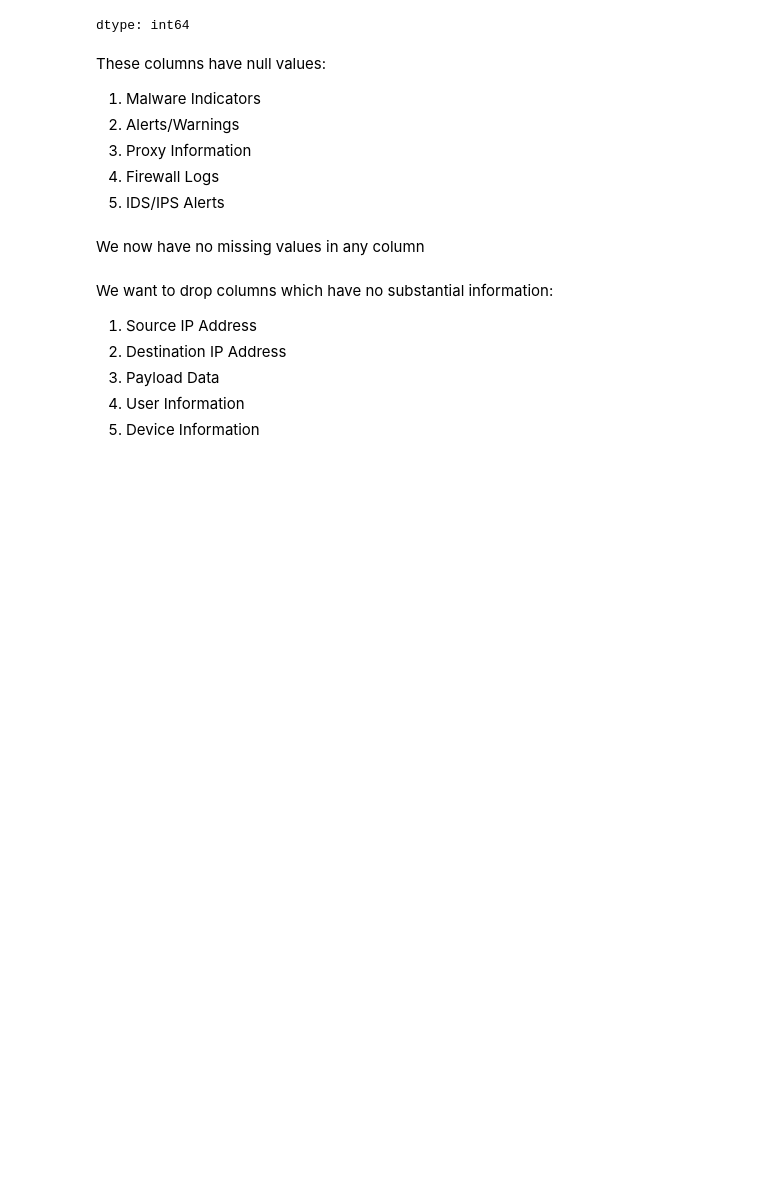
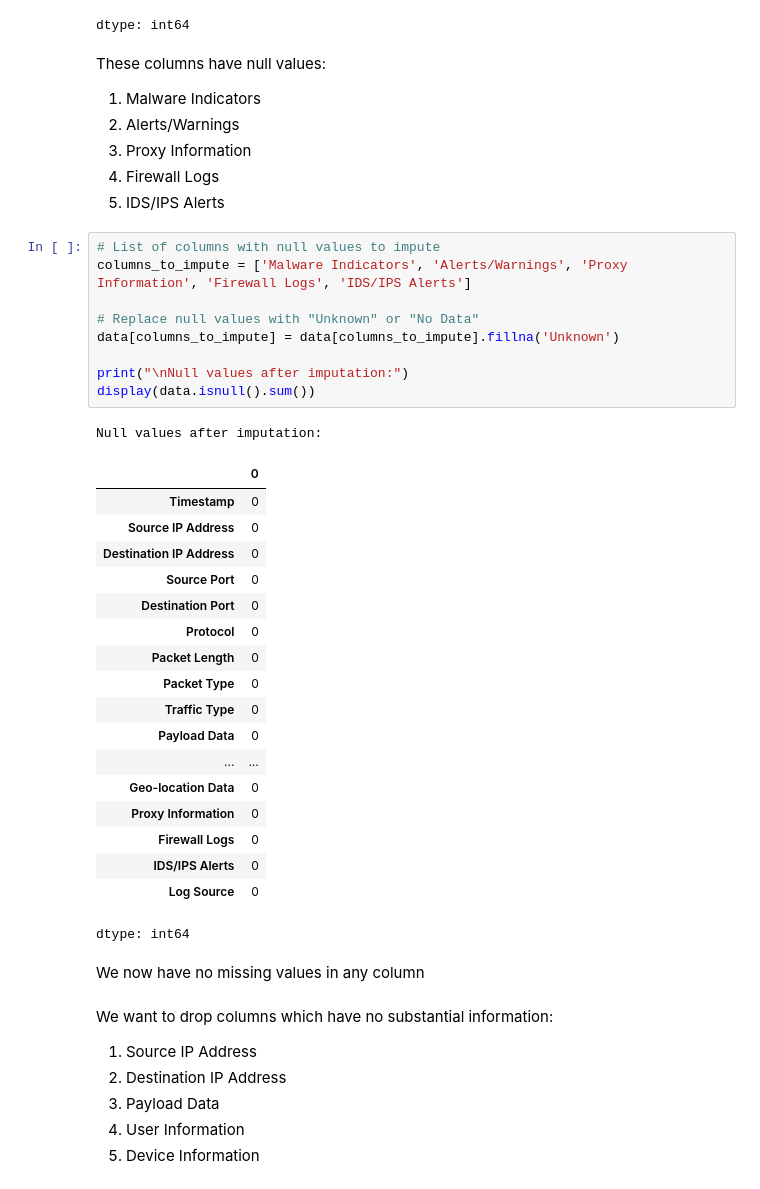
Before and after one commit to aminayusif/Intrudex, a Jupyter notebook: CyberGuard_Machine_Learning_for_Cyberattack_Detection_and_Classification.ipynb, the cells around one changed output. Saved outputs shown, nothing was run; the diff lists cells and outputs as text; blank space fills up the shorter version.

```diff
--- a/CyberGuard_Machine_Learning_for_Cyberattack_Detection_and_Classification.ipynb
+++ b/CyberGuard_Machine_Learning_for_Cyberattack_Detection_and_Classification.ipynb
@@ -123,6 +123,35 @@ These columns have null values:
 3. Proxy Information
 4. Firewall Logs
 5. IDS/IPS Alerts
+# %%
+# List of columns with null values to impute
+columns_to_impute = ['Malware Indicators', 'Alerts/Warnings', 'Proxy Information', 'Firewall Logs', 'IDS/IPS Alerts']
+
+# Replace null values with "Unknown" or "No Data"
+data[columns_to_impute] = data[columns_to_impute].fillna('Unknown')
+
+print("\nNull values after imputation:")
+display(data.isnull().sum())
+# %% [output]
+Null values after imputation:
+|  | 0 |
+| Timestamp | 0 |
+| Source IP Address | 0 |
+| Destination IP Address | 0 |
+| Source Port | 0 |
+| Destination Port | 0 |
+| Protocol | 0 |
+| Packet Length | 0 |
+| Packet Type | 0 |
+| Traffic Type | 0 |
+| Payload Data | 0 |
+| ... | ... |
+| Geo-location Data | 0 |
+| Proxy Information | 0 |
+| Firewall Logs | 0 |
+| IDS/IPS Alerts | 0 |
+| Log Source | 0 |
+dtype: int64
 # %% [markdown]
 We now have no missing values in any column
 # %% [markdown]
```
Also changed, not shown: parts of 8 cells of this notebook.
